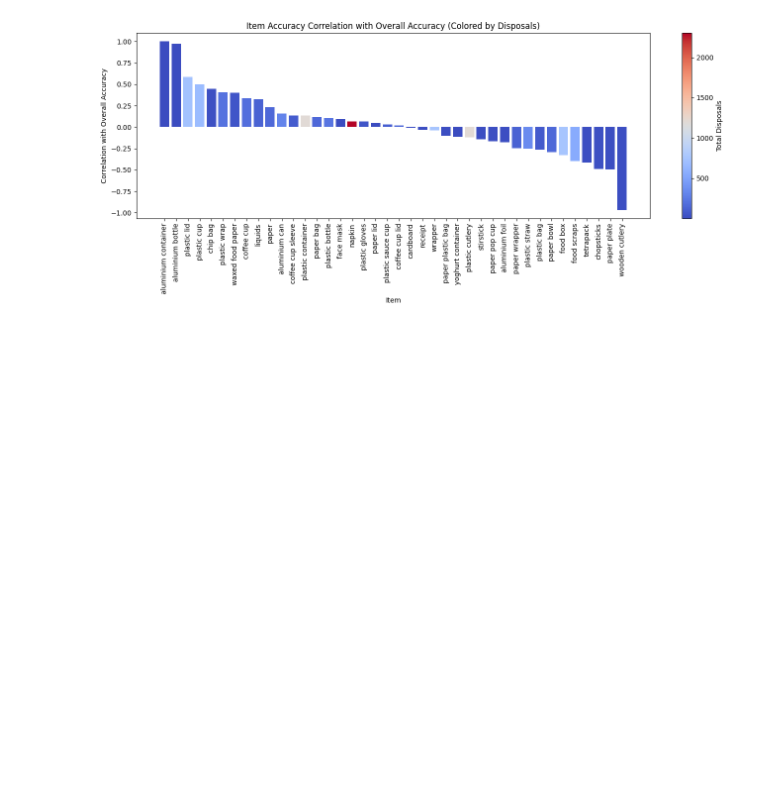
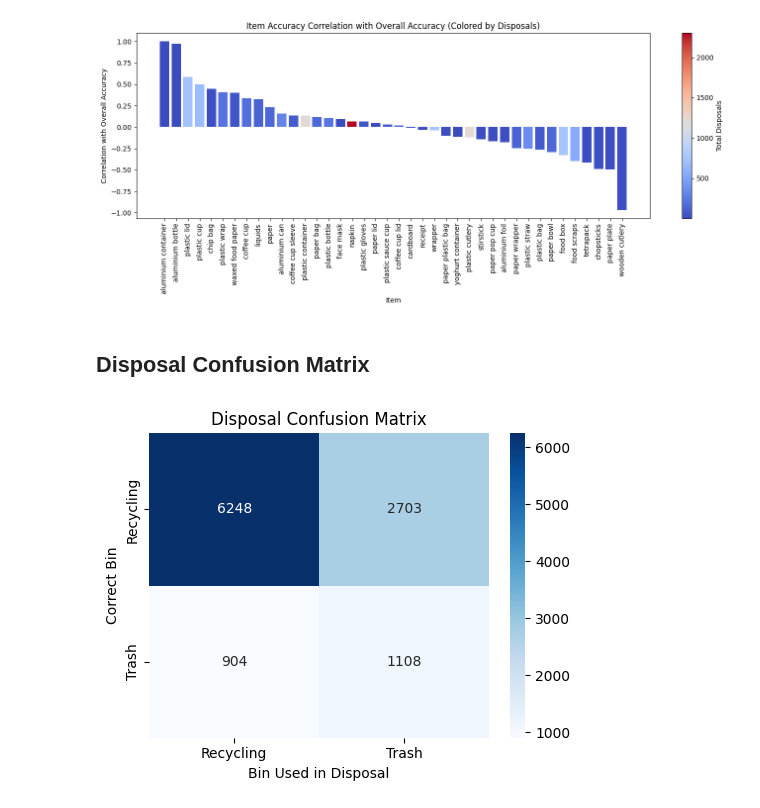
Before and after one commit to bps78/Oscar-Research-Project, a Jupyter notebook: oscar_project.ipynb, the cells around one changed output. Drawn from its saved outputs; the diff is of its cells as text; code cells hidden in the pictures; blank space fills up the shorter version.

Commit message:
Created Disposal Confusion Matrix

```diff
--- a/oscar_project.ipynb
+++ b/oscar_project.ipynb
@@ -372,3 +372,23 @@ plt.tight_layout()
 plt.show()
 # %% [output]
 [figure]
+# %% [markdown]
+## Disposal Confusion Matrix
+# %%
+true_garbage = disposals[(disposals['Correct Bin'] == 'Trash') & (disposals['Contaminants'] == 0)]['Disposals'].sum()
+false_garbage = disposals[(disposals['Correct Bin'] == 'Trash') & (disposals['Contaminants'] > 0)]['Disposals'].sum()
+true_recycling = disposals[(disposals['Correct Bin'] == 'Recycling') & (disposals['Contaminants'] == 0)]['Disposals'].sum()
+false_recycling = disposals[(disposals['Correct Bin'] == 'Recycling') & (disposals['Contaminants'] > 0)]['Disposals'].sum()
+
+confusion_matrix = np.array([[true_garbage, false_recycling],[false_garbage, true_recycling]])
+conf_df = pd.DataFrame(confusion_matrix, index=['Recycling', 'Trash'], columns=['Recycling', 'Trash'])
+
+plt.figure(figsize=(5, 4))
+sns.heatmap(conf_df, annot=True, fmt='d', cmap='Blues')
+plt.title('Disposal Confusion Matrix')
+plt.ylabel('Correct Bin')
+plt.xlabel('Bin Used in Disposal')
+plt.tight_layout()
+plt.show()
+# %% [output]
+[figure, added]
```
Also changed, not shown: parts of 2 cells of this notebook.
